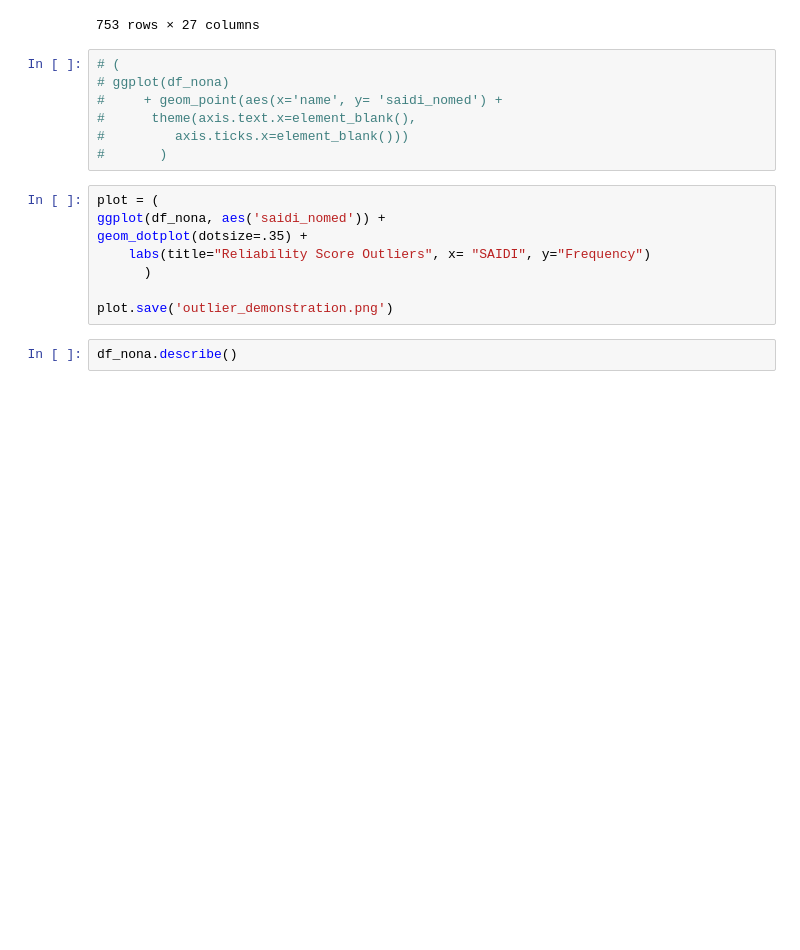
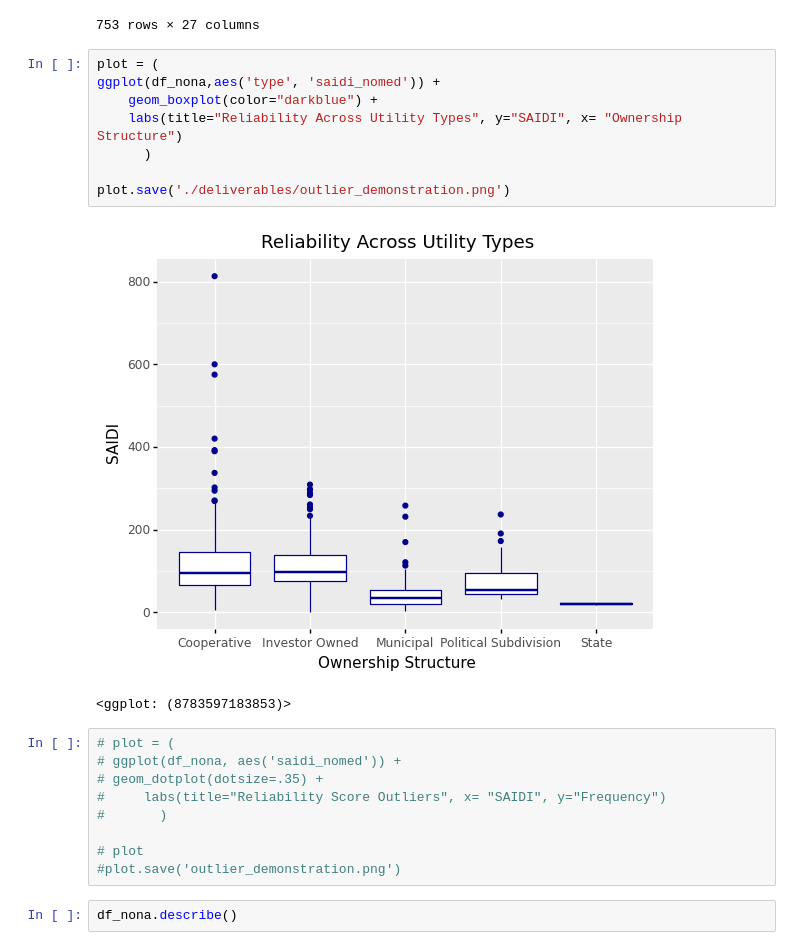
Before and after one commit to gloriadli/DS1_Final_Project, a Jupyter notebook: Attempt-4-Modelling.ipynb, the cells around one changed output. Drawn from its saved outputs; the diff is of its cells as text; blank space fills up the shorter version.

```diff
--- a/Attempt-4-Modelling.ipynb
+++ b/Attempt-4-Modelling.ipynb
@@ -97,21 +97,26 @@ df_nona
 | 751 | 2013.0 | Western Indiana Energy REMC | IN | 628689.0 | 16603.0 | 25295.0 | Cooperative | 238.010 | . | ... |
 | 752 | 2013.0 | Entergy Texas Inc. | TX | 16813590.0 | 421105.0 | 55937.0 | Investor Owned | 144.900 | 1.32 | ... |
 753 rows × 27 columns
-# %%
-# (
-# ggplot(df_nona)
-#     + geom_point(aes(x='name', y= 'saidi_nomed') +
-#      theme(axis.text.x=element_blank(),
-#         axis.ticks.x=element_blank()))
-#       )
+# %%
+plot = (
+ggplot(df_nona,aes('type', 'saidi_nomed')) +
+    geom_boxplot(color="darkblue") +
+    labs(title="Reliability Across Utility Types", y="SAIDI", x= "Ownership Structure")
+      )
+
+plot.save('./deliverables/outlier_demonstration.png')
+# %% [output]
+[figure, added]
+<ggplot: (8783597183853)>
 # %%
-plot = (
-ggplot(df_nona, aes('saidi_nomed')) +
-geom_dotplot(dotsize=.35) +
-    labs(title="Reliability Score Outliers", x= "SAIDI", y="Frequency")
-      )
+# plot = (
+# ggplot(df_nona, aes('saidi_nomed')) +
+# geom_dotplot(dotsize=.35) +
+#     labs(title="Reliability Score Outliers", x= "SAIDI", y="Frequency")
+#       )
 
-plot.save('outlier_demonstration.png')
+# plot
+#plot.save('outlier_demonstration.png')
 # %%
 df_nona.describe()
 # %% [output]
```
Also changed, not shown: parts of 10 cells of this notebook, 19 other files.
